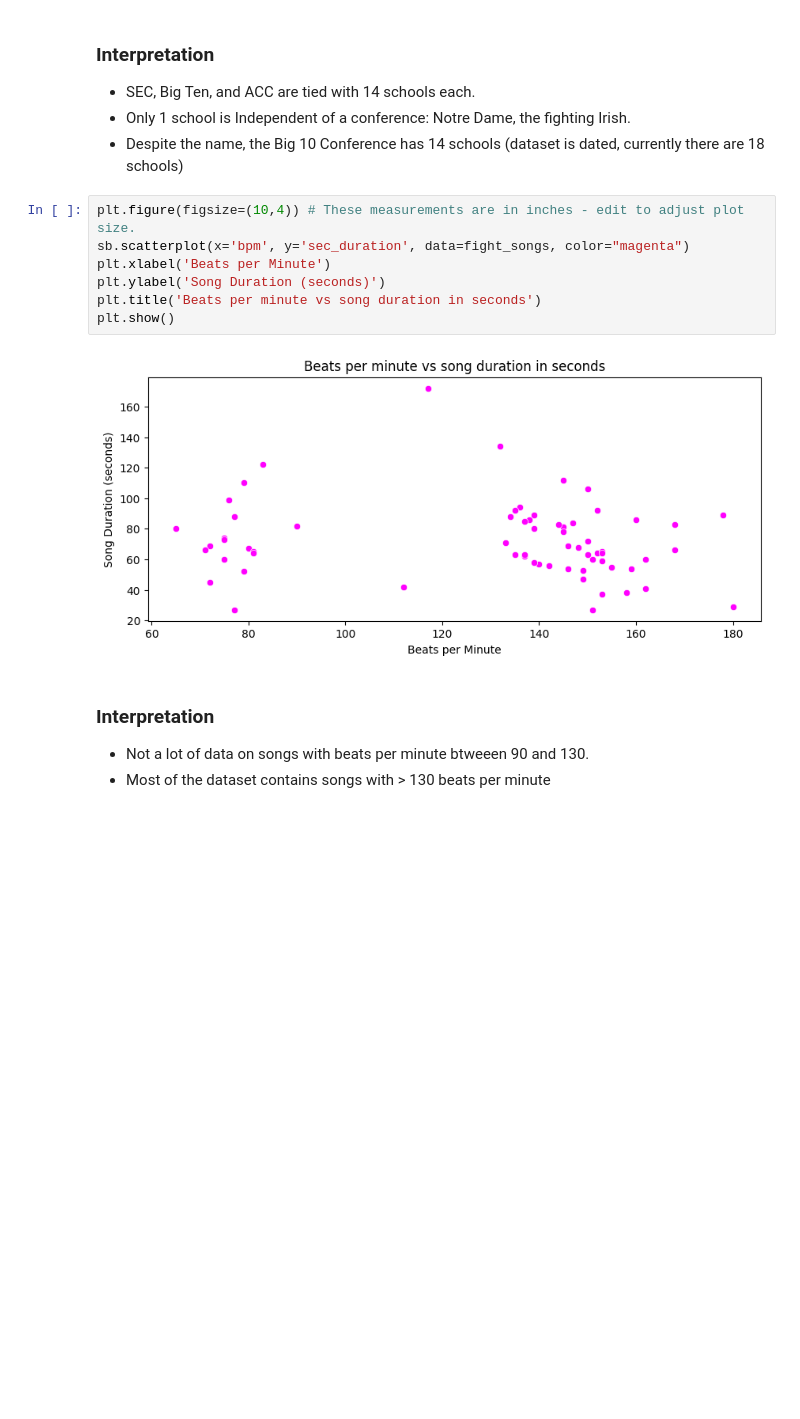
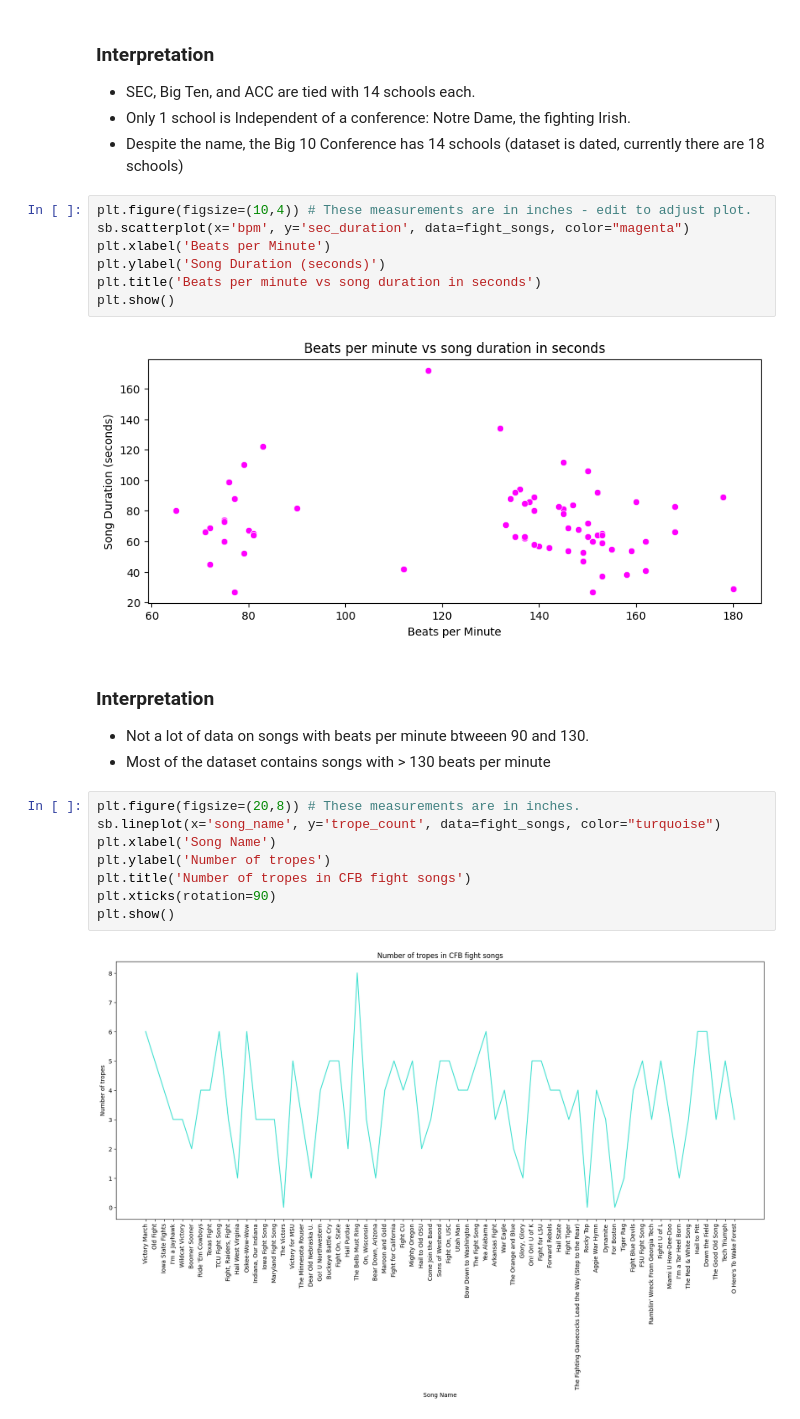
Before and after one commit to 550tealeaves/DATA-70500-working-with-data, a Jupyter notebook: HW1_Load_and_visualize_data.ipynb, the cells around one changed output. Saved outputs shown, nothing was run; the diff lists cells and outputs as text; blank space fills up the shorter version.

Commit message:
added extra plots

```diff
--- a/HW1_Load_and_visualize_data.ipynb
+++ b/HW1_Load_and_visualize_data.ipynb
@@ -149,7 +149,7 @@ plt.show()
 - Only 1 school is Independent of a conference: Notre Dame, the fighting Irish.
 - Despite the name, the Big 10 Conference has 14 schools (dataset is dated, currently there are 18 schools)
 # %%
-plt.figure(figsize=(10,4)) # These measurements are in inches - edit to adjust plot size.
+plt.figure(figsize=(10,4)) # These measurements are in inches - edit to adjust plot.
 sb.scatterplot(x='bpm', y='sec_duration', data=fight_songs, color="magenta")
 plt.xlabel('Beats per Minute')
 plt.ylabel('Song Duration (seconds)')
@@ -161,3 +161,13 @@ plt.show()
 ### Interpretation
 - Not a lot of data on songs with beats per minute btweeen 90 and 130.
 - Most of the dataset contains songs with > 130 beats per minute
+# %%
+plt.figure(figsize=(20,8)) # These measurements are in inches.
+sb.lineplot(x='song_name', y='trope_count', data=fight_songs, color="turquoise")
+plt.xlabel('Song Name')
+plt.ylabel('Number of tropes')
+plt.title('Number of tropes in CFB fight songs')
+plt.xticks(rotation=90)
+plt.show()
+# %% [output]
+[figure, added]
```
Also changed, not shown: parts of 4 cells of this notebook.
